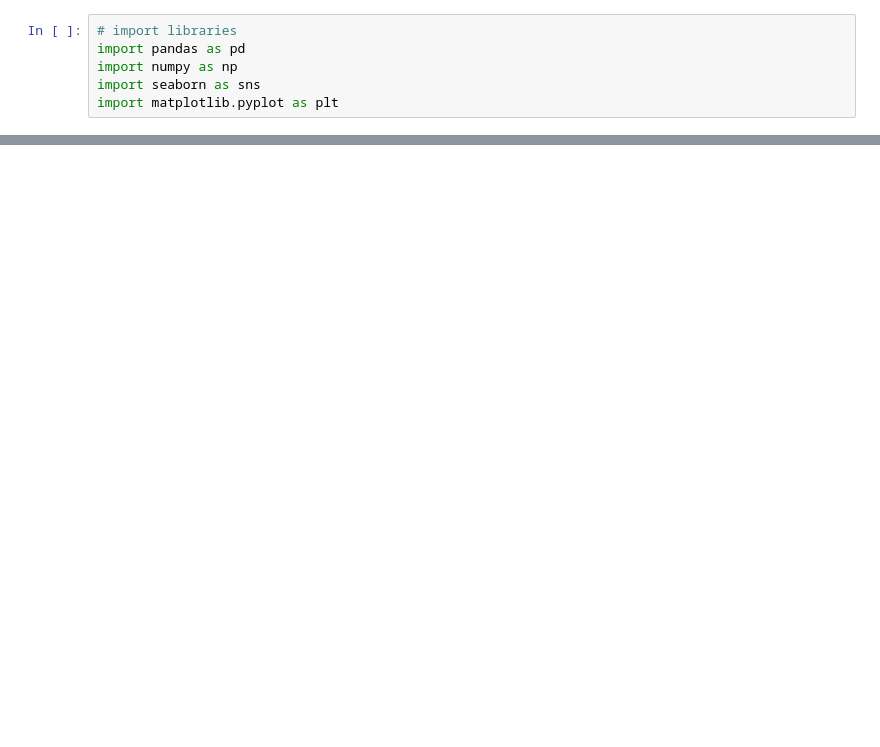
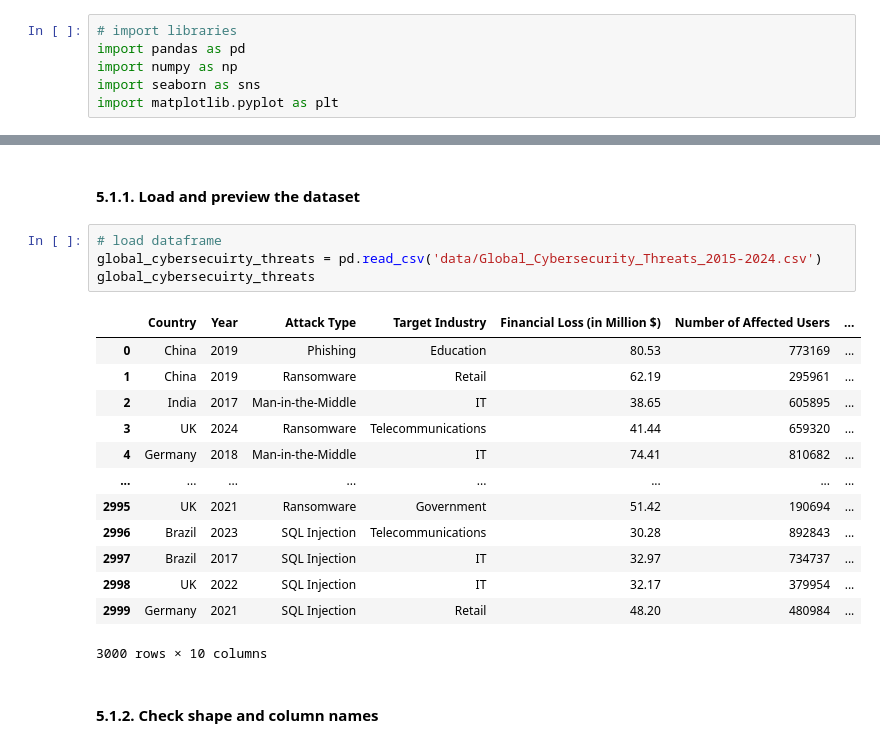
Before and after one commit to AlexanderPanagyurski/cyberattack-severity-analysis, a Jupyter notebook: Drivers of Cyberattack Severity.ipynb, the cells around one changed output, grey strips where cells are left out. Drawn from its saved outputs; the diff is of its cells as text; blank space fills up the shorter version.

```diff
--- a/Drivers of Cyberattack Severity.ipynb
+++ b/Drivers of Cyberattack Severity.ipynb
@@ -37,0 +49,22 @@ Which characteristics of cyberattacks are most strongly associated with higher f
+# %% [markdown]
+#### 5.1.1. Load and preview the dataset
+# %%
+# load dataframe
+global_cybersecuirty_threats = pd.read_csv('data/Global_Cybersecurity_Threats_2015-2024.csv')
+global_cybersecuirty_threats
+# %% [output]
+|  | Country | Year | Attack Type | Target Industry | Financial Loss (in Million $) | Number of Affected Users | ... |
+| 0 | China | 2019 | Phishing | Education | 80.53 | 773169 | ... |
+| 1 | China | 2019 | Ransomware | Retail | 62.19 | 295961 | ... |
+| 2 | India | 2017 | Man-in-the-Middle | IT | 38.65 | 605895 | ... |
+| 3 | UK | 2024 | Ransomware | Telecommunications | 41.44 | 659320 | ... |
+| 4 | Germany | 2018 | Man-in-the-Middle | IT | 74.41 | 810682 | ... |
+| ... | ... | ... | ... | ... | ... | ... | ... |
+| 2995 | UK | 2021 | Ransomware | Government | 51.42 | 190694 | ... |
+| 2996 | Brazil | 2023 | SQL Injection | Telecommunications | 30.28 | 892843 | ... |
+| 2997 | Brazil | 2017 | SQL Injection | IT | 32.97 | 734737 | ... |
+| 2998 | UK | 2022 | SQL Injection | IT | 32.17 | 379954 | ... |
+| 2999 | Germany | 2021 | SQL Injection | Retail | 48.20 | 480984 | ... |
+3000 rows × 10 columns
+# %% [markdown]
+#### 5.1.2. Check shape and column names
```
Also changed, not shown: parts of 50 cells of this notebook, 1 other file.
